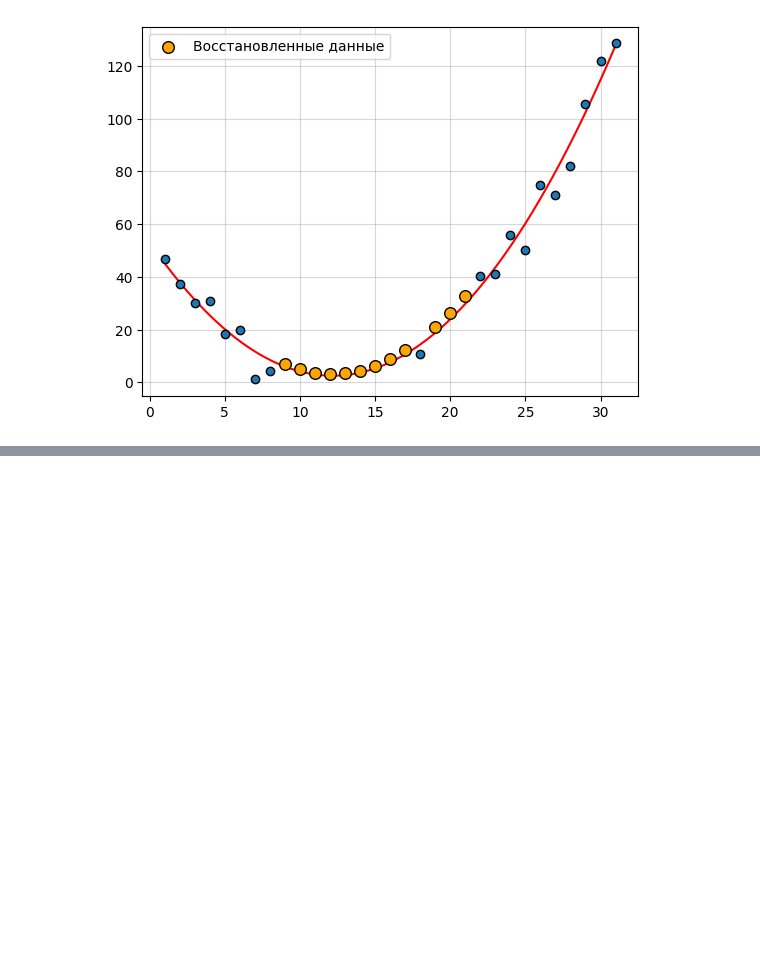
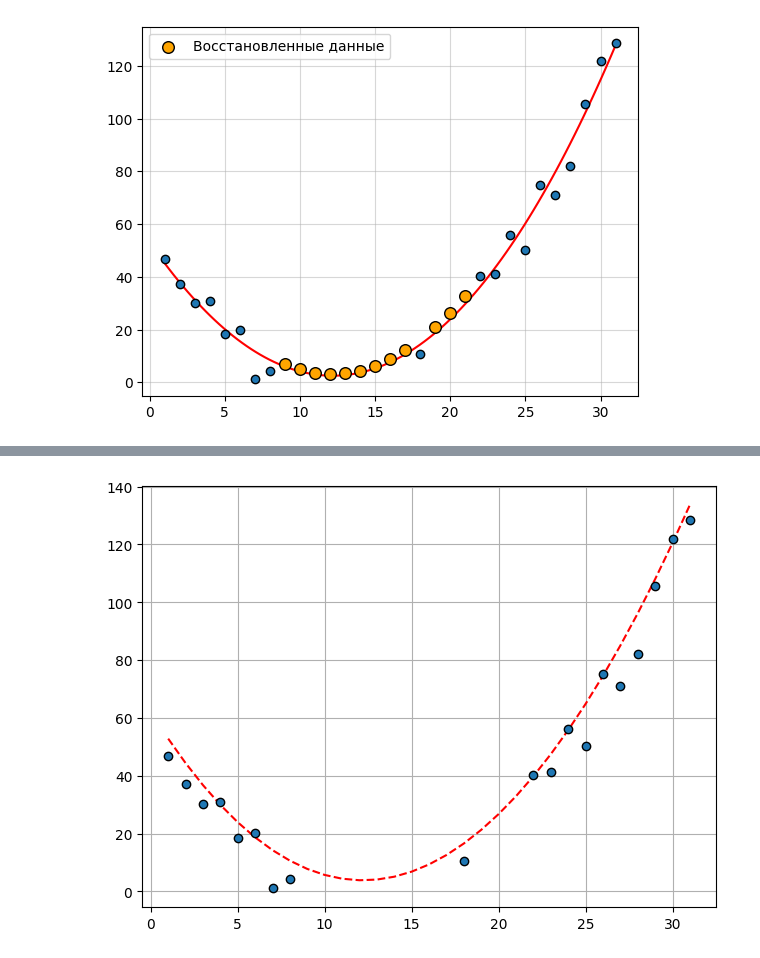
Before and after one commit to egorbeckish/Masters-program, a Jupyter notebook: 1. First Course/Semester 1/Нелинейная оптимизация/4. Декабрь/05.12.2025/Бекиш.ipynb, the cells around one changed output, grey strips where cells are left out. Cells and saved outputs as stored; diff of their text form; code cells hidden in the pictures; blank space fills up the shorter version.

```diff
--- a/1. First Course/Semester 1/Нелинейная оптимизация/4. Декабрь/05.12.2025/Бекиш.ipynb
+++ b/1. First Course/Semester 1/Нелинейная оптимизация/4. Декабрь/05.12.2025/Бекиш.ipynb
@@ -144,0 +211,42 @@ plt.show()
+# %%
+df = pd.read_csv("months.csv")
+
+df_train_aug = df.dropna(subset=["A"])
+df_train_sep = df.dropna(subset=["S"])
+
+X_aug = df_train_aug[["day"]].values
+y_aug = df_train_aug["A"].values
+
+X_sep = df_train_sep[["day"]].values
+y_sep = df_train_sep["S"].values
+# %%
+lin_reg_sep = LinearRegression()
+lin_reg_sep.fit(X_sep, y_sep)
+y_pred_lin_sep = lin_reg_sep.predict(X_sep)
+
+poly = PolynomialFeatures(3)
+X_poly_sep = poly.fit_transform(X_sep)
+
+poly_reg_sep = LinearRegression()
+poly_reg_sep.fit(X_poly_sep, y_sep)
+y_pred_poly_sep = poly_reg_sep.predict(X_poly_sep)
+# %%
+X_oct = df[["day"]].values
+
+oct_lin_pred = lin_reg_sep.predict(X_oct)
+
+X_poly_oct = poly.fit_transform(X_oct)
+oct_poly_pred = poly_reg_sep.predict(X_poly_oct)
+
+df["O_lin_pred"] = oct_lin_pred
+df["O_poly_pred"] = oct_poly_pred
+# %%
+plt.scatter(df["day"], df["O"], ec="k", zorder=3)
+plt.plot(df["day"], df["O_poly_pred"], "r--")
+
+plt.grid()
+
+plt.tight_layout()
+plt.show()
+# %% [output]
+[figure, added]
```
Also changed, not shown: parts of 5 cells of this notebook, 1 other file.
